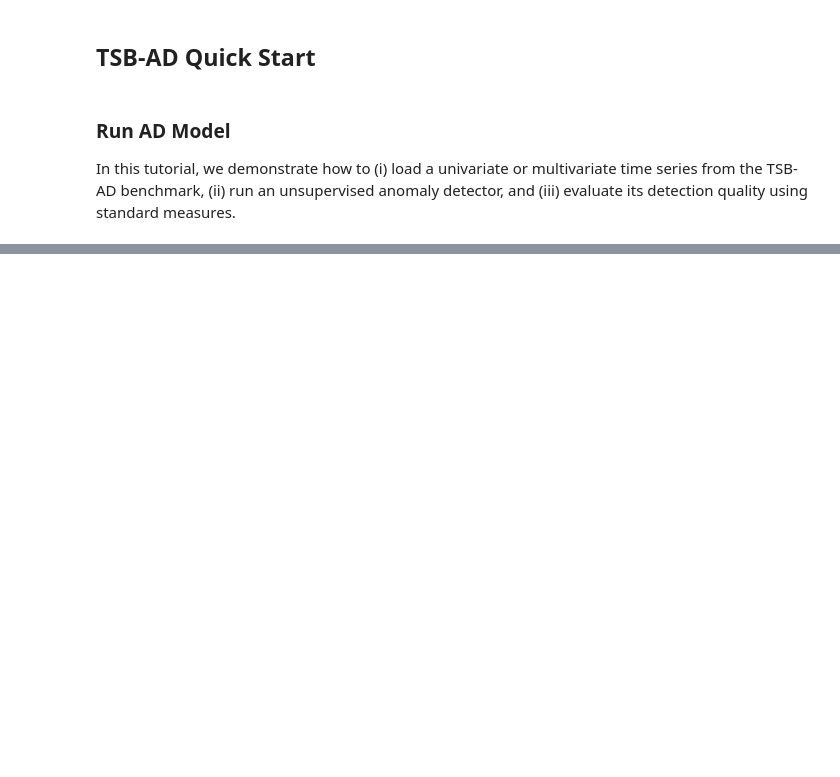
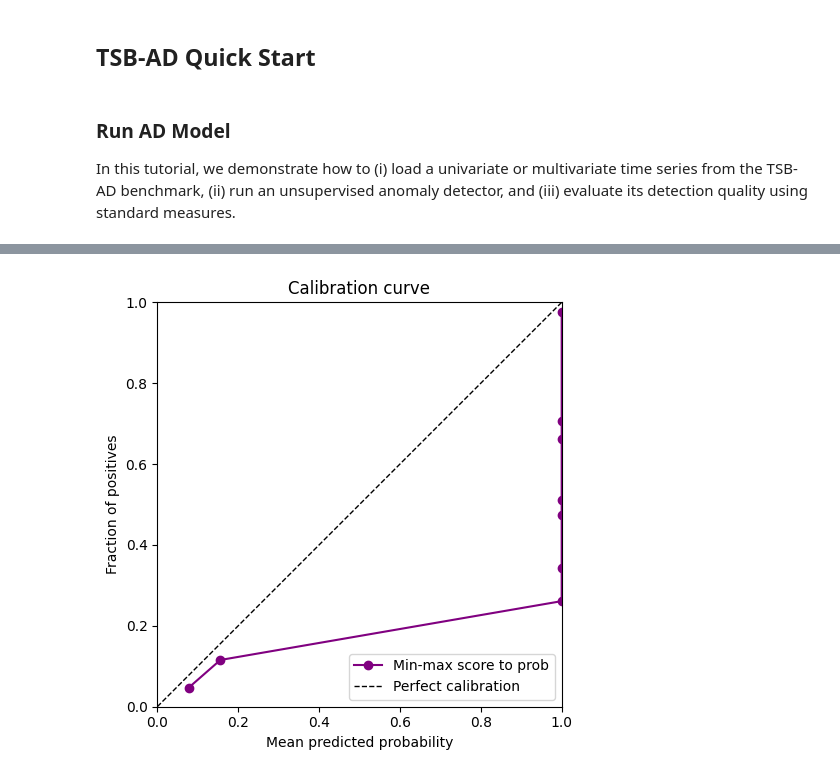
Before and after one commit to pleaseaddhyphens/tsfm-2026, a Jupyter notebook: a_quick_start.ipynb, the cells around one changed output, grey strips where cells are left out. Drawn from its saved outputs; the diff is of its cells as text; code cells hidden in the pictures; blank space fills up the shorter version.

```diff
--- a/a_quick_start.ipynb
+++ b/a_quick_start.ipynb
@@ -108,0 +132,20 @@ plt.show()
+# %%
+
+from sklearn.calibration import calibration_curve
+
+prob_mean, frac_pos = calibration_curve(label, prob, n_bins=10, strategy="uniform")
+
+fig, ax = plt.subplots(figsize=(5, 5))
+ax.plot(prob_mean, frac_pos, "o-", color="purple", label="Min-max score to prob")
+ax.plot([0, 1], [0, 1], "k--", linewidth=1, label="Perfect calibration")
+ax.set_xlabel("Mean predicted probability")
+ax.set_ylabel("Fraction of positives")
+ax.set_title("Calibration curve")
+ax.legend(loc="lower right")
+ax.set_xlim(0, 1)
+ax.set_ylim(0, 1)
+ax.set_aspect("equal", adjustable="box")
+plt.tight_layout()
+plt.show()
+# %% [output]
+[figure, added]
```
Also changed, not shown: parts of 5 cells of this notebook, 2 other files.
